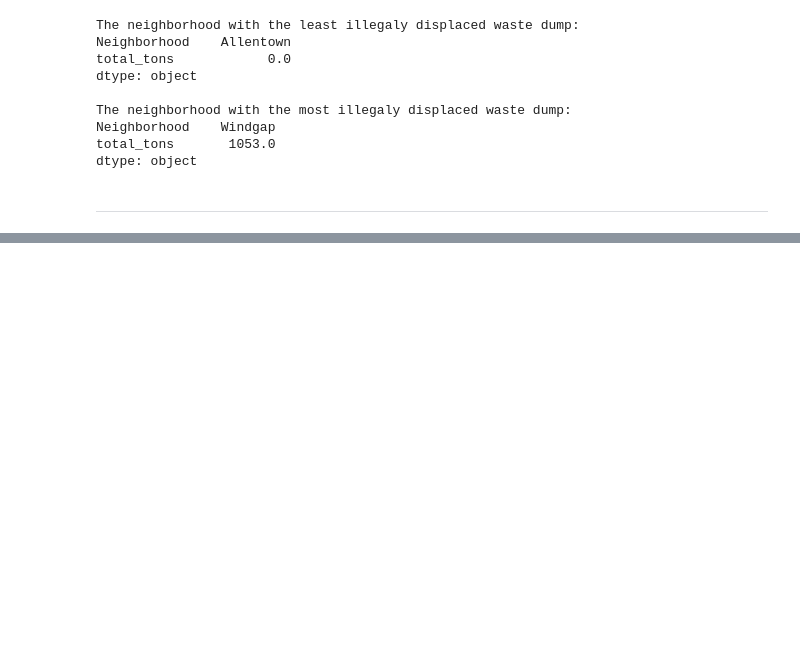
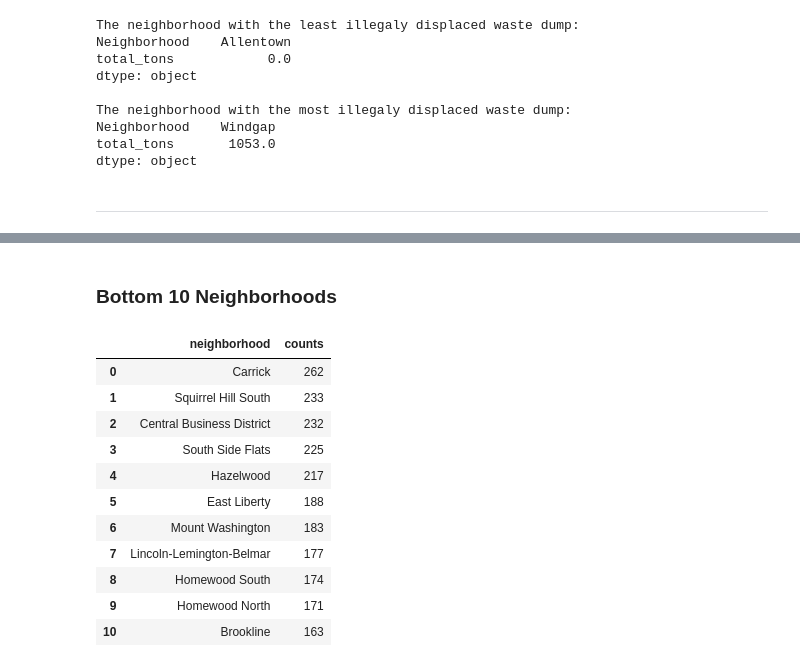
Before and after one commit to brianhutton82/CMPINF0010_FINAL_PROJECT_GROUP, a Jupyter notebook: best_neighborhood.ipynb, the cells around one changed output, grey strips where cells are left out. Saved outputs shown, nothing was run; the diff lists cells and outputs as text; code cells hidden in the pictures; blank space fills up the shorter version.

```diff
--- a/best_neighborhood.ipynb
+++ b/best_neighborhood.ipynb
@@ -312,0 +363,21 @@ Specifically the dataset I used contains fire incidents for the following 92 nei
+# %%
+# Title of Dataframe
+display(HTML("<h3>Bottom 10 Neighborhoods</h3>"))
+
+# Convert Fires Dictionary to a Dataframe
+fires_per_neighborhood_df = pd.DataFrame(fires_per_neighborhood.items(), columns=['neighborhood', 'counts'])
+fires_per_neighborhood_df.head(11)
+# %% [output]
+Bottom 10 Neighborhoods
+|  | neighborhood | counts |
+| 0 | Carrick | 262 |
+| 1 | Squirrel Hill South | 233 |
+| 2 | Central Business District | 232 |
+| 3 | South Side Flats | 225 |
+| 4 | Hazelwood | 217 |
+| 5 | East Liberty | 188 |
+| 6 | Mount Washington | 183 |
+| 7 | Lincoln-Lemington-Belmar | 177 |
+| 8 | Homewood South | 174 |
+| 9 | Homewood North | 171 |
+| 10 | Brookline | 163 |
```
Also changed, not shown: parts of 11 cells of this notebook.
